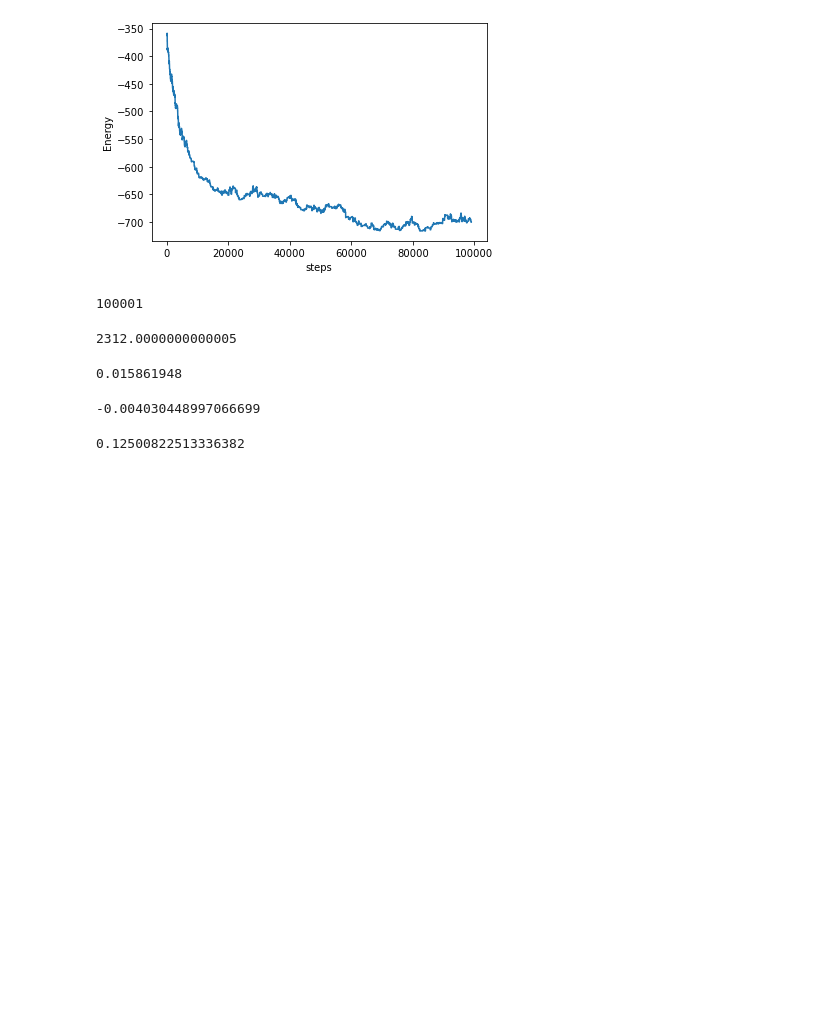
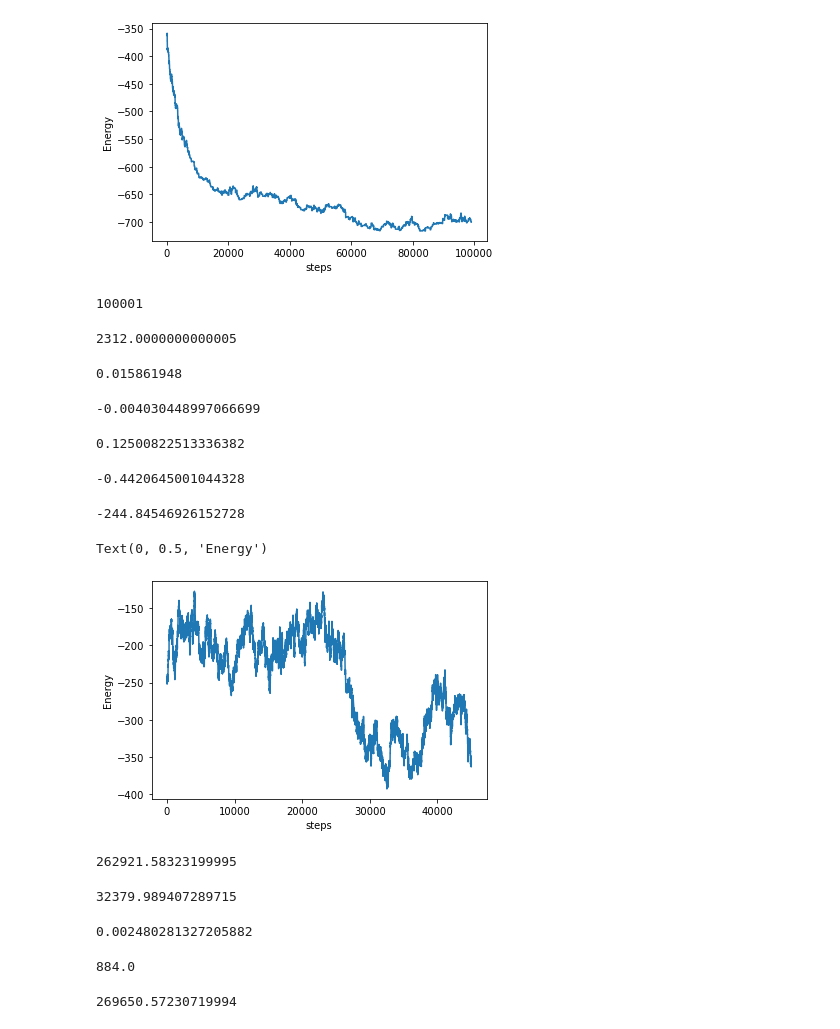
Before and after one commit to varunk122/CBMC_CHAIN_SIMULATION, a Jupyter notebook: test.ipynb, the cells around one changed output. Drawn from its saved outputs; the diff is of its cells as text; code cells hidden in the pictures; blank space fills up the shorter version.

Commit message:
Add code for butane

```diff
--- a/test.ipynb
+++ b/test.ipynb
@@ -613,0 +622,40 @@ utility.calculate_pressure(positions)
+# %%
+4*eps*((2/3)**12 - (2/3)**6)
+# %% [output]
+-0.4420645001044328
+# %%
+energy = np.load('../ppt/cbmc_1/mc4_butane_energy.npy', allow_pickle=True)
+energy = energy[5000:]
+sum(energy)/((len(energy)))
+# %% [output]
+-244.84546926152728
+# %%
+import matplotlib.pyplot as plt
+steps = np.arange(energy.shape[0])
+# e_d = [e/108 for e in energy]
+plt.plot(steps,energy)
+plt.xlabel("steps")
+plt.ylabel("Energy")
+# %% [output]
+Text(0, 0.5, 'Energy')
+[figure, added]
+# %%
+108*1.98*148*1.38*6.02
+# %% [output]
+262921.58323199995
+# %%
+269000/(1.38*6.02)
+# %% [output]
+32379.989407289715
+# %%
+6.5*(0.373)**3/136
+# %% [output]
+0.002480281327205882
+# %%
+136*6.5
+# %% [output]
+884.0
+# %%
+2.03*108*148*1.38*6.022
+# %% [output]
+269650.57230719994
```
Also changed, not shown: parts of 15 cells of this notebook, 9 other files.
